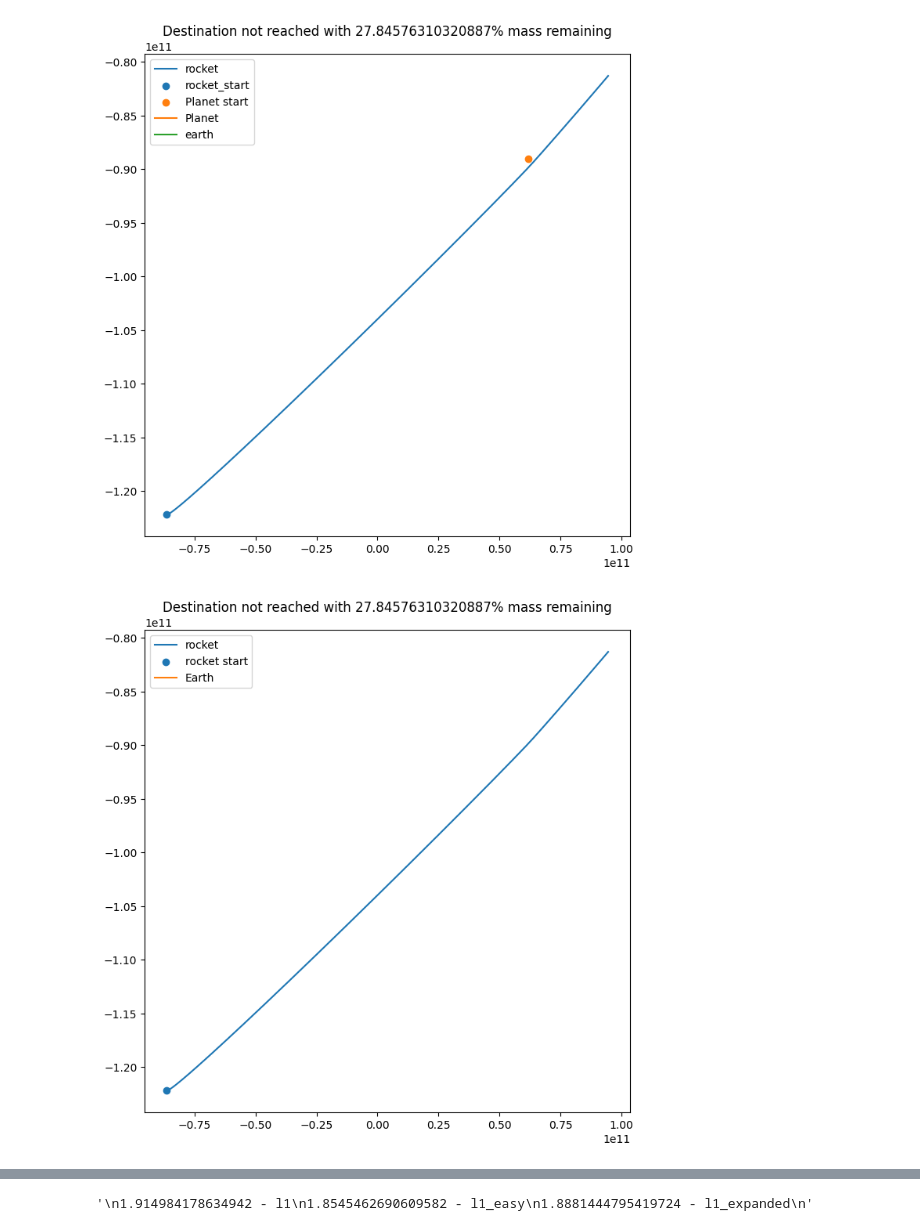
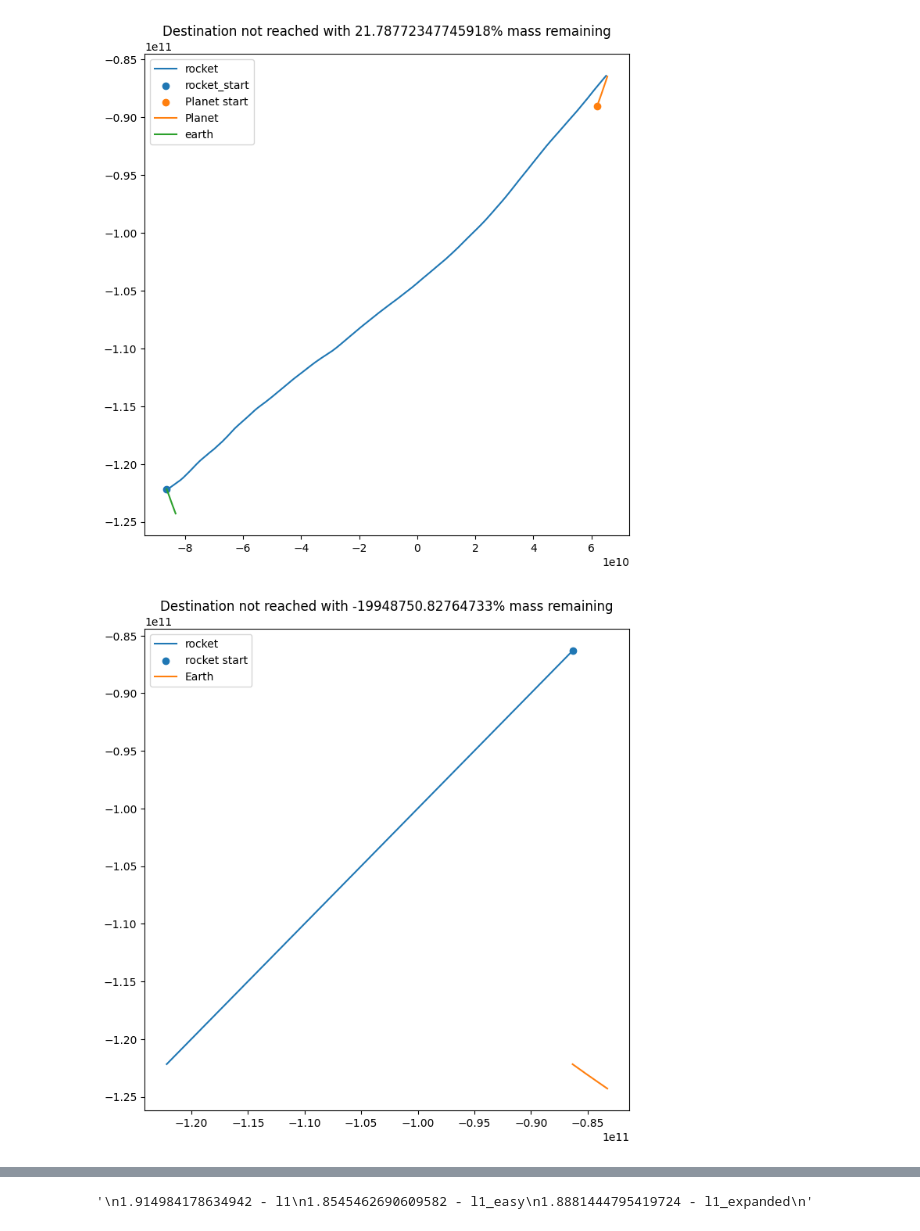
Before and after one commit to anirudhshankar99/ContinuousRL, a Jupyter notebook: Dynamics/demo_rocket.ipynb, the cells around one changed output, grey strips where cells are left out. Drawn from its saved outputs; the diff is of its cells as text; code cells hidden in the pictures.

```diff
--- a/Dynamics/demo_rocket.ipynb
+++ b/Dynamics/demo_rocket.ipynb
@@ -18,7 +18,7 @@ orbit_timesteps=400
 dry_mass = rocket_mass * (1 - 0.9)
 num_steps = int(orbit_timesteps)
 v_e=3000e3
-exp_name = 'rocket_venus_rk23'
+exp_name = 'rocket_venus'
 
 thrusts = np.load(f'runs/{exp_name}_best_thrusts.npy')
 best_orbit = np.load(f'runs/{exp_name}_best_orbit.npy')
@@ -36,6 +36,7 @@ def make_env(seed):
             #                                 {'M':5.972e24, 'period':1, 'orbit_radius':1.496e11, 'phase':3.945}], # earth
             'seed':seed,
             'max_engine_thrust':7500e3,
+            'max_ion_thrust':100,
         })
         env.action_space.seed(seed)
         env.observation_space.seed(seed)
@@ -82,3 +83,4 @@ elif destination_type == 'destination':
         destination_coords = np.array([destination_params[0], destination_params[1]])
         destination_radius = destination_params[2]
     start_destination_distance = np.linalg.norm(init_params[:2] - destination_coords)
+destination_max_velocity = 11.2e3
@@ -85,5 +91,5 @@ elif destination_type == 'destination':
 # %%
-def episode_reward_function(pos, prev_pos, t):
+def episode_reward_function(pos, prev_pos, t, prev_t):
     if destination_type == 'radius':
         earth_position = env.planetary_models[-1].get_position(t)
         current_radius = np.linalg.norm(pos - earth_position, axis=-1)
@@ -91,8 +97,9 @@ def episode_reward_function(pos, prev_pos, t):
         reward = (current_radius - prev_radius) / (destination_radius - start_radius)
     elif destination_type == 'planet':
         planet_position = env.planetary_models[destination_planet_index].get_position(t)
+        prev_planet_position = env.planetary_models[destination_planet_index].get_position(prev_t)
         current_distance_to_planet = np.linalg.norm(planet_position - pos, axis=-1)
-        prev_distance_to_planet = np.linalg.norm(planet_position - prev_pos, axis=-1)
+        prev_distance_to_planet = np.linalg.norm(prev_planet_position - prev_pos, axis=-1)
         reward = (prev_distance_to_planet - current_distance_to_planet) / start_planet_distance
     elif destination_type == 'destination':
         current_distance = np.linalg.norm(destination_coords - pos, axis=-1)
@@ -125,7 +132,7 @@ def done_function(pos, t):
         completion_reward = np.linalg.norm(pos - destination_coords) < destination_radius
     return completion_reward
 
-def event_dest_reached(t, y, thrust):
+def event_dest_reached(t, y, chemical_thrust, ion_thrust):
     pos = y[:2]
     if destination_type == 'radius':
         earth_position = env.planetary_models[-1].get_position(t)
@@ -139,7 +146,7 @@ def event_dest_reached(t, y, thrust):
     return completion
 event_dest_reached.terminal = True
 
-def event_rocket_captured(t, y, thrust):
+def event_rocket_captured(t, y, chemical_thrust, ion_thrust):
     pos = y[:2]
     min_dist = np.inf
     for model in env.planetary_models:
@@ -148,20 +155,21 @@ def event_rocket_captured(t, y, thrust):
     return min_dist - capture_radius
 event_rocket_captured.terminal = True
 
-def rocket_function(t, y, thrust):
+def rocket_function(t, y, chemical_thrust, ion_thrust):
     # state packaging
     pos = y[:2]
     vel = y[2:4]
     mass = y[-1:]
     a_gravity = env.get_acceleration(np.concat([pos, np.array([t])]))
     # rocket science
-    mdot = -np.linalg.norm(thrust, axis=-1) / v_e # in m/s^2
+    mdot = -np.linalg.norm(chemical_thrust, axis=-1) / v_e # in m/s^2
     delta_m = mdot * orbit_duration / orbit_timesteps
     if (mass - delta_m) < dry_mass:
-        a_thrust = np.zeros_like(thrust)
+        a_thrust = np.zeros_like(chemical_thrust)
         mdot = 0
     else:
-        a_thrust = thrust / mass
+        a_thrust = chemical_thrust / mass
+    a_thrust += ion_thrust / mass
     # derivatives for integrator
     dydt = np.zeros_like(y)
     dydt[:2] = vel
@@ -198,6 +206,7 @@ times = [t]
 rewards = []
 termination_status = 0
 termination_y_events = None
+episode_reward_waning_factor = 1
 for j in range(orbit_timesteps):
     # preparing args for solve_ivp
     pos, vel, mass = y0[:2], y0[2:4], y0[-1:]
@@ -218,12 +227,12 @@ for j in range(orbit_timesteps):
     # dist = torch.distributions.Normal(action_means, action_stds)
 
     unit_vector_to_dest = get_unit_vector_to_dest(pos, t)
-    action = unit_vector_to_dest
+    action = np.concat([unit_vector_to_dest, unit_vector_to_dest])
     # logprob = dist.log_prob(action)
-    thrust = env._process_actions(action) # in N (kg m/s^2)
-    # thrust = thrusts[j]
+    chemical_thrust, ion_thrust = env._process_actions(action) # in N (kg m/s^2)
+    chemical_thrust, ion_thrust = thrusts[j][0], thrusts[j][1]
     # orbit step integration
-    orbit = solve_ivp(rocket_function, t_span=(t, t + delta_t), y0=y0, t_eval=[t + delta_t], events=[event_rocket_captured, event_dest_reached], args=(thrust,))
+    orbit = solve_ivp(rocket_function, t_span=(t, t + delta_t), y0=y0, t_eval=[t + delta_t], events=[event_rocket_captured, event_dest_reached], args=(chemical_thrust, ion_thrust), method='RK23')
     if orbit.status == 1:
         if len(orbit.t_events[0]) != 0:
             termination_status = 1
@@ -245,7 +254,7 @@ for j in range(orbit_timesteps):
     else:
         y0 = orbit.y[:,-1]
     t = t + delta_t
-    reward = episode_reward_function(y0[:2], pos, t)
+    reward = episode_reward_function(y0[:2], pos, t, t - delta_t) * episode_reward_waning_factor
     trajectory.append(y0)
     times.append(t)
     rewards.append(reward)
@@ -253,6 +262,9 @@ for j in range(orbit_timesteps):
         termination_t = orbit.t_events[0]
         termination_y = orbit.y_events
         break
+completion_reward = y0[-1] / rocket_mass if orbit.status == 1 and termination_status == 2 else 0
+completion_reward += (completion_reward > 0) * min(1, destination_max_velocity / np.linalg.norm(y0[2:4]))
+final_reward = episode_reward_function(y0[:2], init_params[:2], t, 0)
 # %%
 orbit = np.array(trajectory).transpose()
 # %%
@@ -305,44 +317,44 @@ elif destination_type == 'planet':
     axes.set_title(f'{termination_message} with {remaining_mass/rocket_mass*100}% mass remaining')
     axes.legend()
 # %% [output]
-[figure, old version]
+[figure, new version]
 # %%
 if destination_type == 'destination':
     plot, axes = plt.subplots(1,1)
     plot.set_size_inches(8,8)
     remaining_mass = orbit[-1,-1]
     axes.plot(orbit[0], orbit[1], label='rocket')
     axes.scatter(orbit[0,0], orbit[1,0], label='rocket_start')
     axes.scatter(destination_coords[0], destination_coords[1], label='L1 point')
     l1_x = np.linspace(-destination_radius,destination_radius,100)
     l1_y = np.sqrt(destination_radius**2 - l1_x**2)
     earth_orbit = env.planetary_models[2].get_position(t=np.linspace(0, orbit_duration, orbit_timesteps))
     axes.plot(l1_x + destination_coords[0], l1_y + destination_coords[1], label='L1 capture radius')
     axes.plot(l1_x + destination_coords[0], -l1_y + destination_coords[1], c='orange')
     axes.plot(earth_orbit[0], earth_orbit[1], label='earth')
     termination_message = 'Destination not reached'
     if termination_status:
         termination_message = 'Rocket captured' if termination_status == 1 else 'Destination reached'
         axes.scatter(termination_y_events[0], termination_y_events[1], label=termination_message, c='r')
     axes.set_title(f'{termination_message} with {remaining_mass/rocket_mass*100}% mass remaining')
     axes.legend()
 elif destination_type == 'planet':
     plot, axes = plt.subplots(1,1)
     plot.set_size_inches(8,8)
-    remaining_mass = orbit[-1,-1]
-    axes.plot(orbit[0], orbit[1], label='rocket')
-    axes.scatter(orbit[0,0], orbit[1,0], label='rocket start')
+    remaining_mass = best_orbit[-1,-1]
+    axes.plot(best_orbit[0], best_orbit[1], label='rocket')
+    axes.scatter(best_orbit[0,0], best_orbit[1,0], label='rocket start')
     planet_pos = env.planetary_models[destination_planet_index].get_position(np.linspace(0, orbit_duration, orbit_timesteps))
     earth_orbit = env.planetary_models[-1].get_position(t=np.array(times))
     axes.plot(earth_orbit[0], earth_orbit[1], label='Earth')
     termination_message = 'Destination not reached'
     if termination_status:
         termination_message = 'Rocket captured' if termination_status == 1 else 'Destination reached'
         axes.scatter(termination_y_events[0], termination_y_events[1], label=termination_message, c='r')
     axes.set_title(f'{termination_message} with {remaining_mass/rocket_mass*100}% mass remaining')
     axes.legend()
 # %% [output]
-[figure, old version]
+[figure, new version]
 # %%
 plt.plot(rewards)
 print(np.sum(rewards))
```
Also changed, not shown: parts of 3 cells of this notebook, 2 other files.
